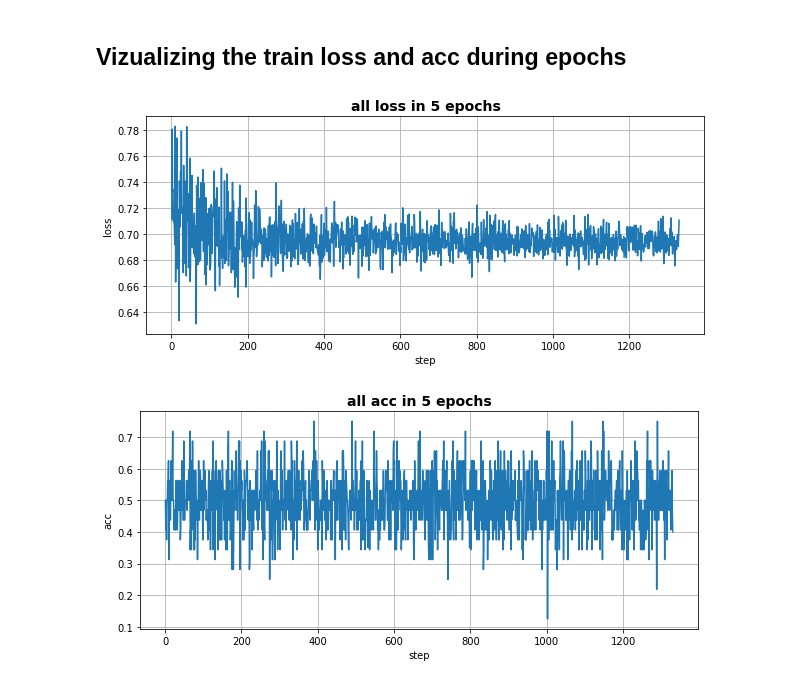
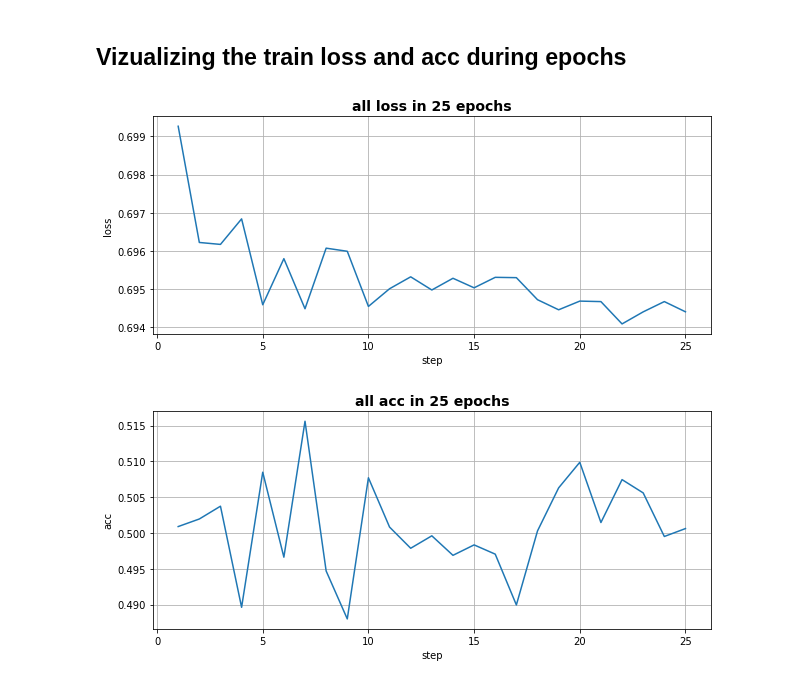
Before and after one commit to felipessalvatore/ContraQA, a Jupyter notebook: lab_one.ipynb, the cells around one changed output. Drawn from its saved outputs; the diff is of its cells as text; code cells hidden in the pictures.

```diff
--- a/lab_one.ipynb
+++ b/lab_one.ipynb
@@ -222,51 +223,49 @@ def train_in_epoch(model, iterator, optimizer, criterion):
 # %% [markdown]
 ## Vizualizing the train loss and acc during epochs
 # %%
+config = RNNConfig(vocab_size=len(TEXT.vocab),
+                   output_dim=len(LABEL.vocab),
+                   embedding_dim=10,
+                   rnn_dim=20,
+                   learning_rate=0.247,
+                   momentum=0.0,
+                   epochs=25)
+
+
 model = AddRNN(config)
 iterator = test_data.train_loader
 optimizer = torch.optim.SGD(model.parameters(),
                             lr=config.learning_rate,
                             momentum=config.momentum)
+
+
 criterion = nn.CrossEntropyLoss()
 
 all_loss = []
 all_acc = []
 
-epochs = 5
+epochs = config.epochs
 
 for i in range(epochs):
     loss, acc = train_in_epoch(model,
                                iterator,
                                optimizer,
                                criterion)
-    all_loss += loss
-    all_acc += acc
 
-#     simple_step_plot([loss],
-#                      yname="loss",
-#                      path="loss.png",
-#                      title="loss in epoch {}".format(i+1),
-#                      figsize=(10,4))
-
-#     simple_step_plot([acc],
-#                      yname="acc",
-#                      path="acc.png",
-#                      title="acc in epoch {}".format(i+1),
-#                      figsize=(10,4))
-
-
+    all_loss.append(np.mean(loss))
+    all_acc.append(np.mean(acc))
 
 simple_step_plot([all_loss],
                  yname="loss",
                  path="loss.png",
                  title="all loss in {} epochs".format(epochs),
                  figsize=(10,4))
 
 simple_step_plot([all_acc],
                  yname="acc",
                  path="acc.png",
                  title="all acc in {} epochs".format(epochs),
                  figsize=(10,4))
 # %% [output]
-[figure, old version]
+[figure, new version]
-[figure, old version]
+[figure, new version]
```
Also changed, not shown: parts of 3 cells of this notebook.
